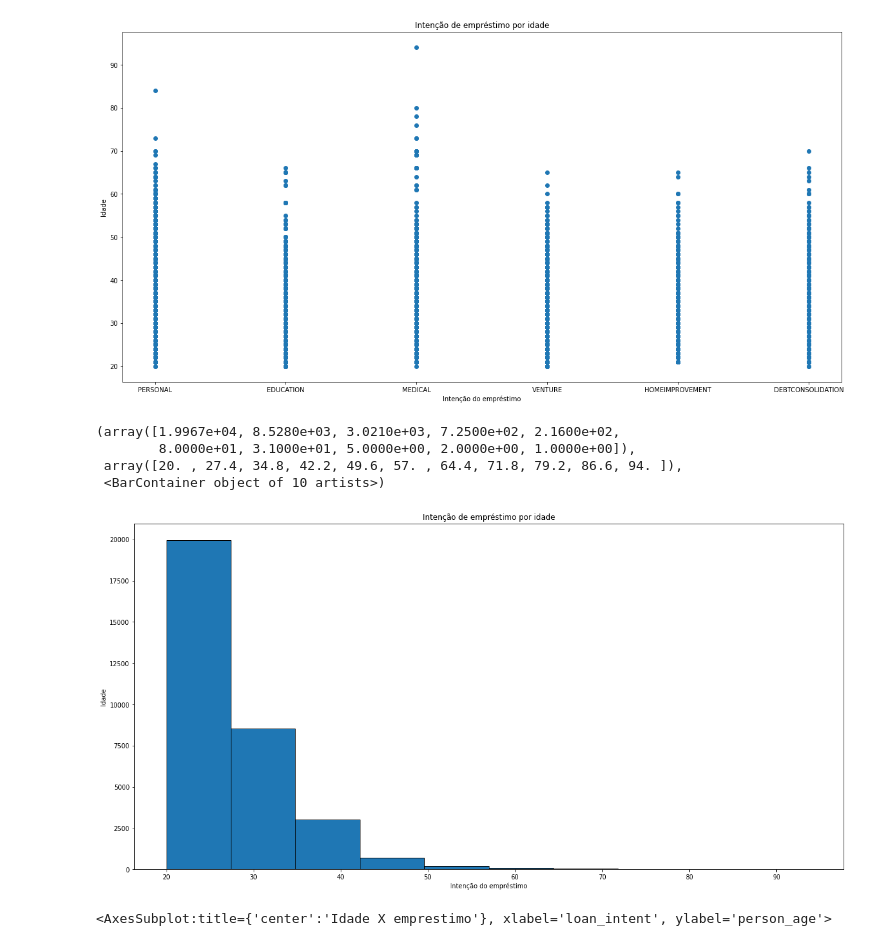
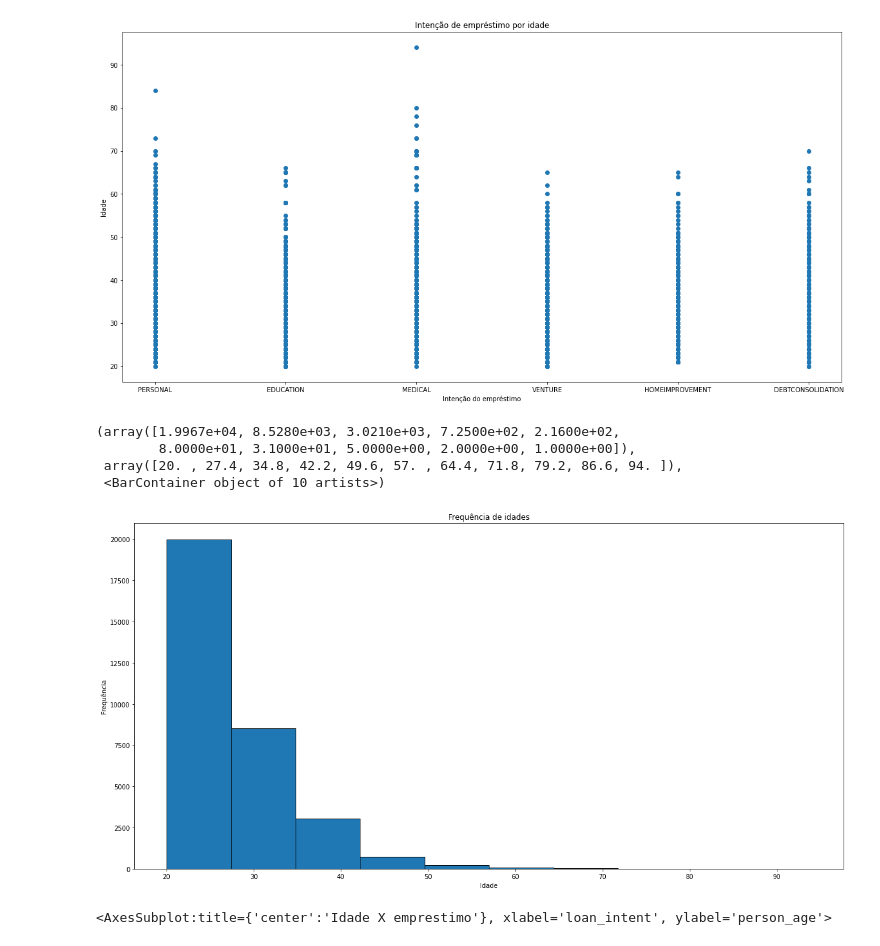
Before and after one commit to DougLeindecker/datascience, a Jupyter notebook: Untitled-1.ipynb, the cells around one changed output. Saved outputs shown, nothing was run; the diff lists cells and outputs as text; code cells hidden in the pictures.

```diff
--- a/Untitled-1.ipynb
+++ b/Untitled-1.ipynb
@@ -67,16 +67,16 @@ plt.scatter(y=dados3.person_age,x=dados3.loan_intent)
 [figure]
 # %%
 plt.figure(figsize=(20,10))
-plt.title('Intenção de empréstimo por idade')
+plt.title('Frequência de idades')
 plt.ylabel('Frequência')
 plt.xlabel('Idade')
 plt.hist(dados3.person_age,edgecolor='black')
 # %% [output]
 (array([1.9967e+04, 8.5280e+03, 3.0210e+03, 7.2500e+02, 2.1600e+02,
         8.0000e+01, 3.1000e+01, 5.0000e+00, 2.0000e+00, 1.0000e+00]),
  array([20. , 27.4, 34.8, 42.2, 49.6, 57. , 64.4, 71.8, 79.2, 86.6, 94. ]),
  <BarContainer object of 10 artists>)
-[figure, old version]
+[figure, new version]
 # %%
 plt.figure(figsize=(20,10))
 plt.title('Idade X emprestimo')
```
Also changed, not shown: parts of 6 cells of this notebook.
